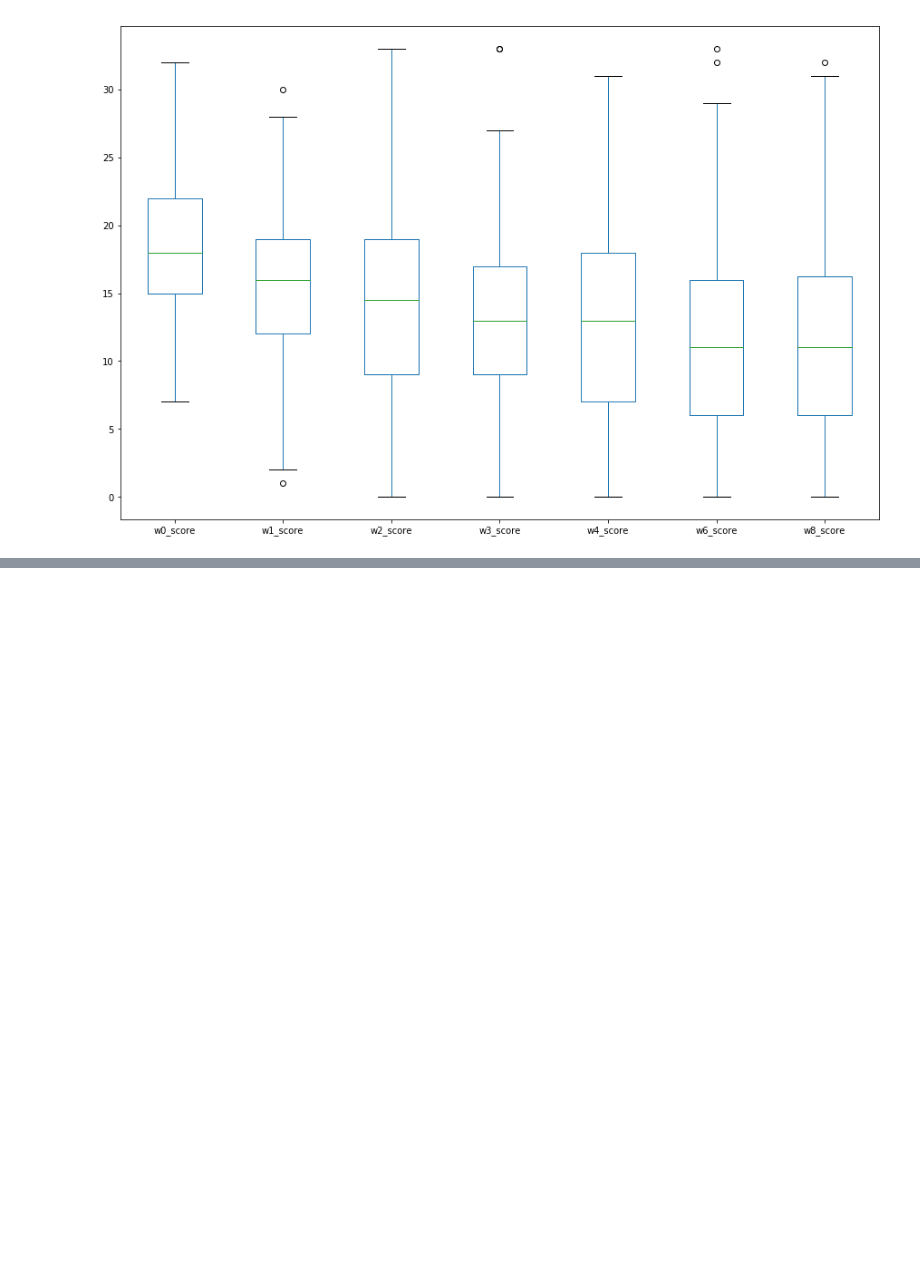
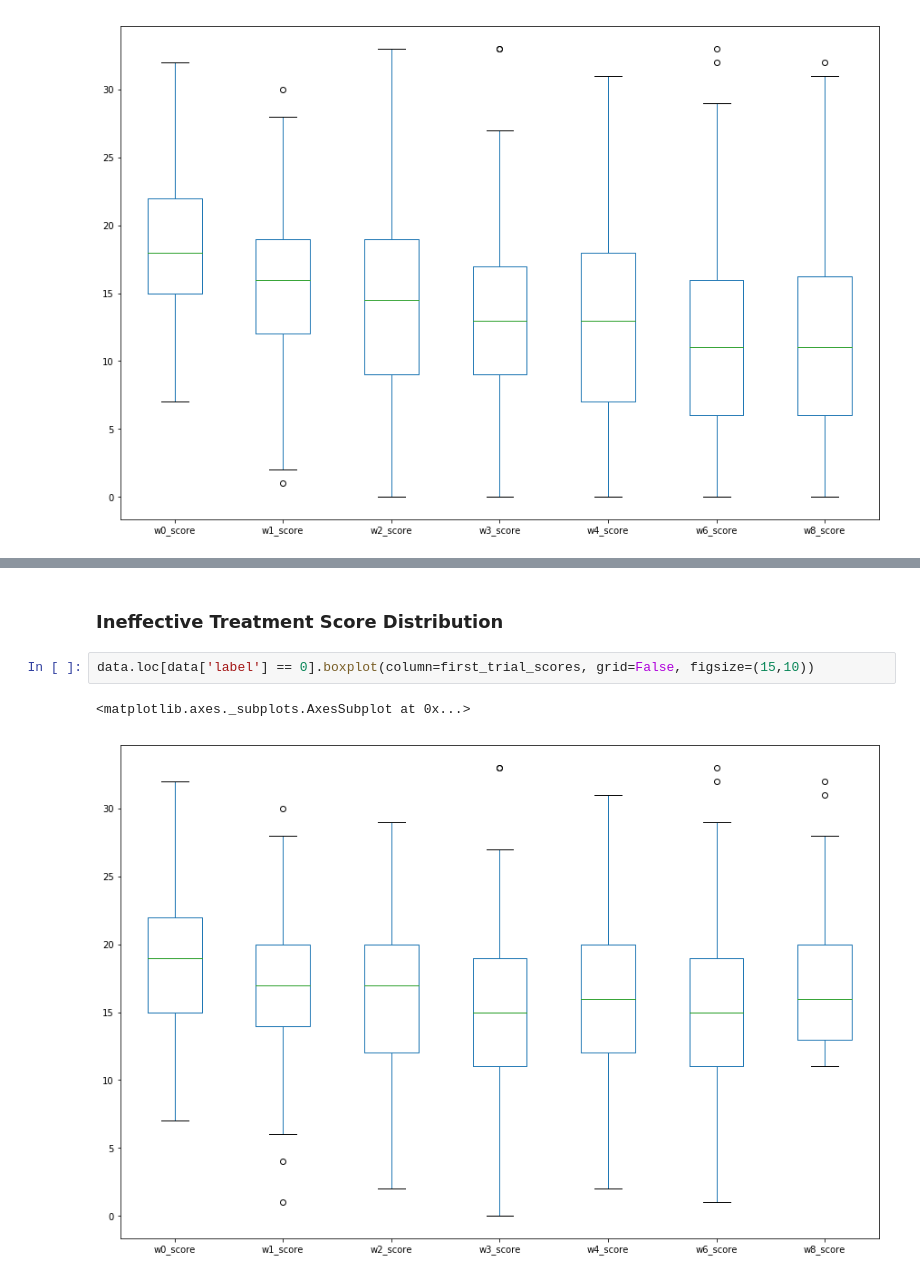
Before and after one commit to moduIo/Clinical-Depression-Study, a Jupyter notebook: main.ipynb, the cells around one changed output, grey strips where cells are left out. Cells and saved outputs as stored; diff of their text form; blank space fills up the shorter version.

```diff
--- a/main.ipynb
+++ b/main.ipynb
@@ -68,0 +82,7 @@ data.boxplot(column=first_trial_scores, grid=False, figsize=(15,10))
+# %% [markdown]
+### Ineffective Treatment Score Distribution
+# %%
+data.loc[data['label'] == 0].boxplot(column=first_trial_scores, grid=False, figsize=(15,10))
+# %% [output]
+<matplotlib.axes._subplots.AxesSubplot at 0x...>
+[figure, added]
```
Also changed, not shown: parts of 7 cells of this notebook.
